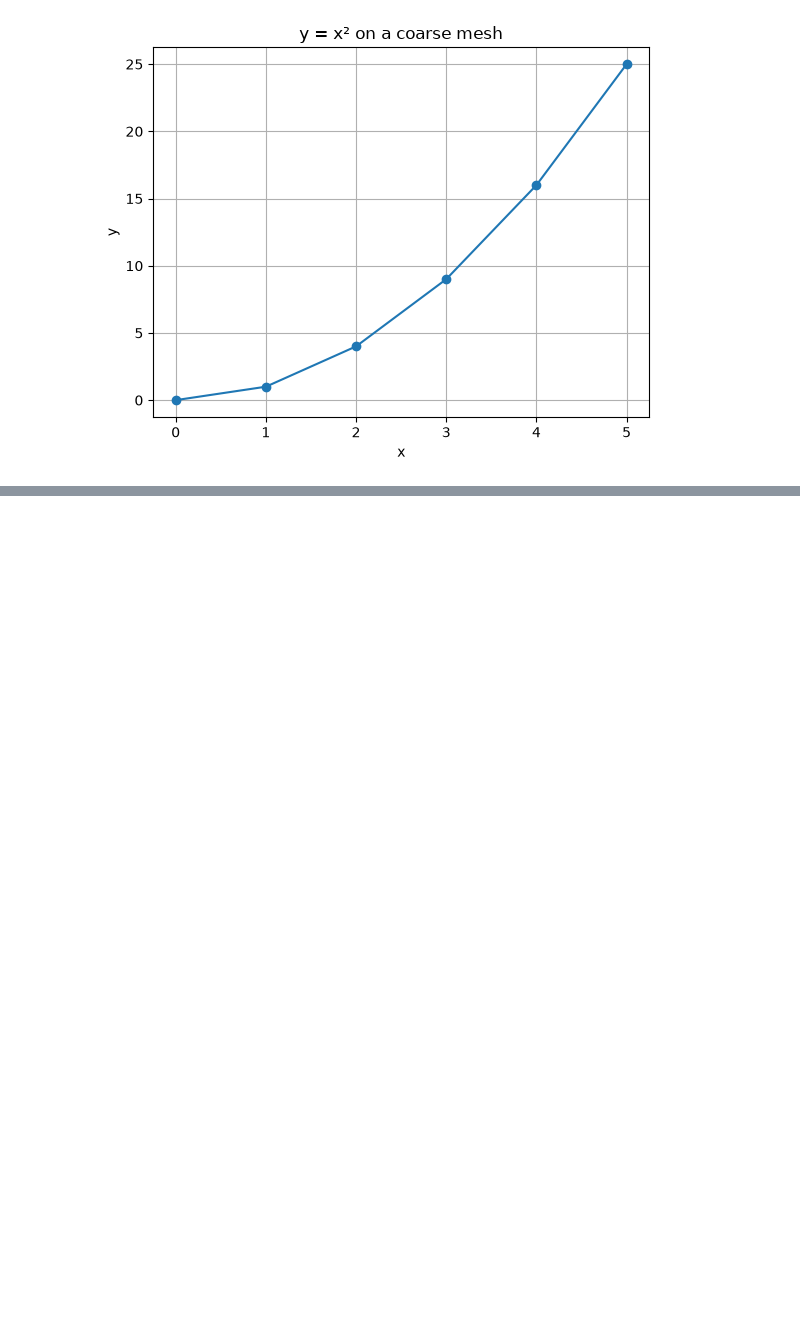
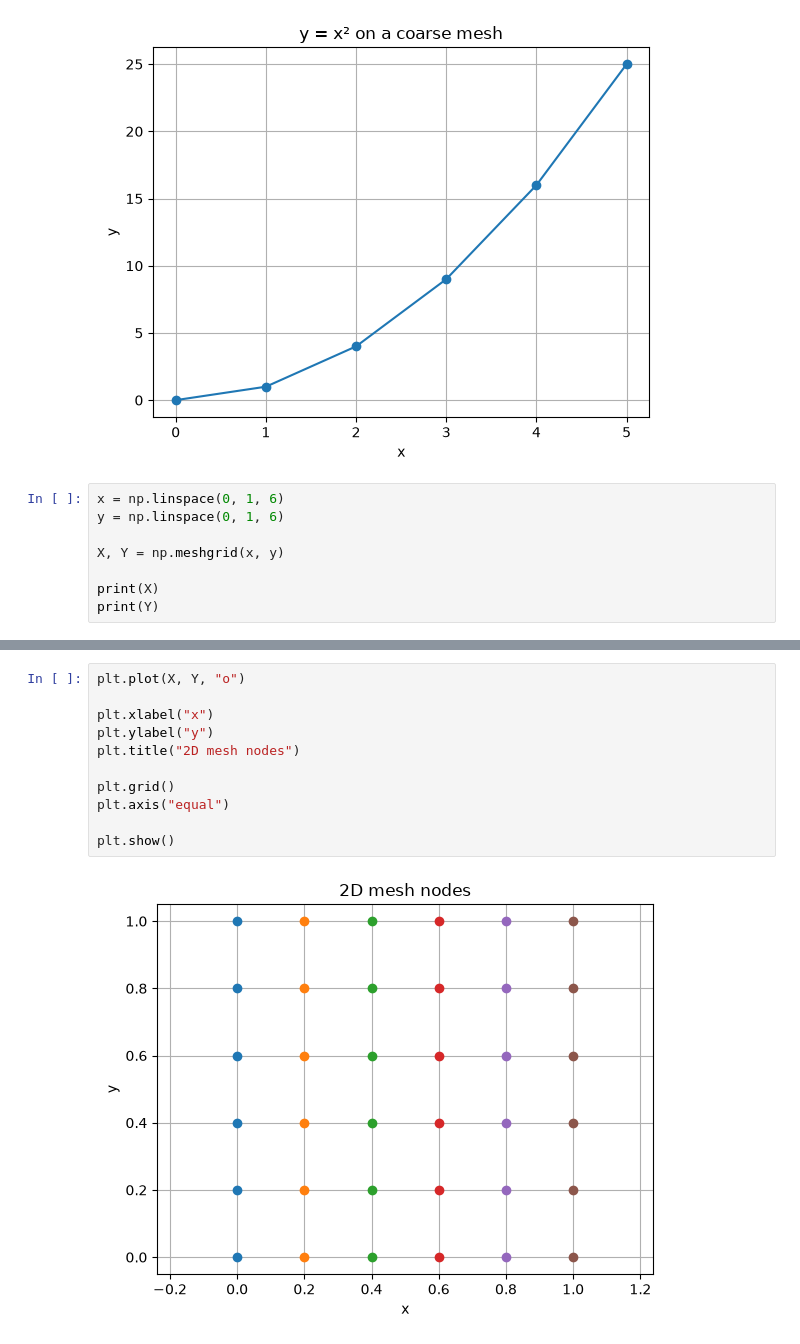
Before and after one commit to elizabethhatherley/learning, a Jupyter notebook: scientific_computing.ipynb, the cells around one changed output, grey strips where cells are left out. Cells and saved outputs as stored; diff of their text form; blank space fills up the shorter version.

```diff
--- a/scientific_computing.ipynb
+++ b/scientific_computing.ipynb
@@ -273,3 +269,11 @@ plt.grid()
 plt.show()
 # %% [output]
 [figure]
+# %%
+x = np.linspace(0, 1, 6)
+y = np.linspace(0, 1, 6)
+
+X, Y = np.meshgrid(x, y)
+
+print(X)
+print(Y)
@@ -275,0 +293,13 @@ plt.show()
+# %%
+plt.plot(X, Y, "o")
+
+plt.xlabel("x")
+plt.ylabel("y")
+plt.title("2D mesh nodes")
+
+plt.grid()
+plt.axis("equal")
+
+plt.show()
+# %% [output]
+[figure, added]
```
Also changed, not shown: parts of 31 cells of this notebook.
